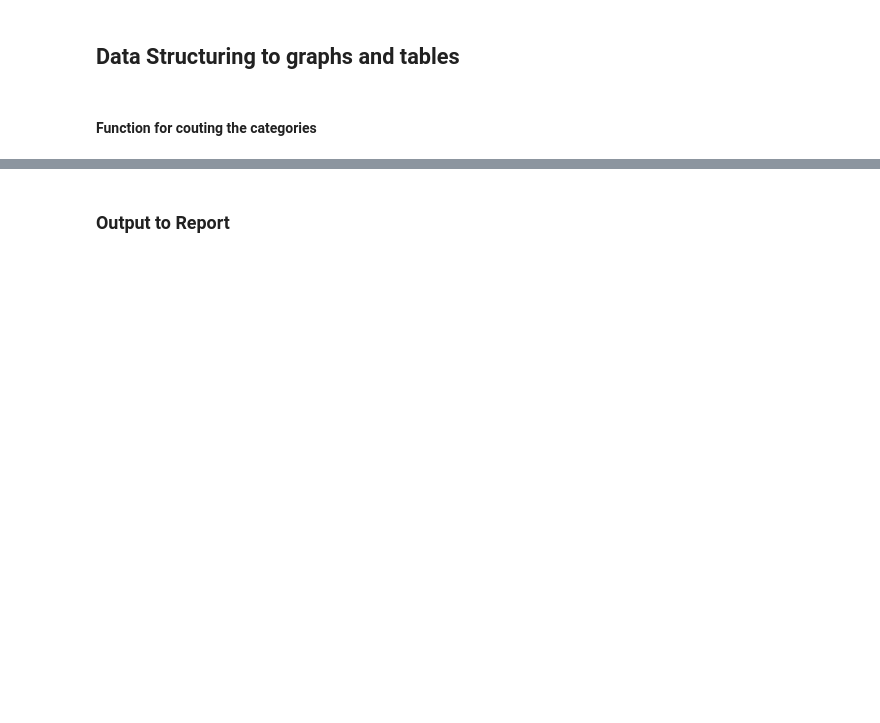
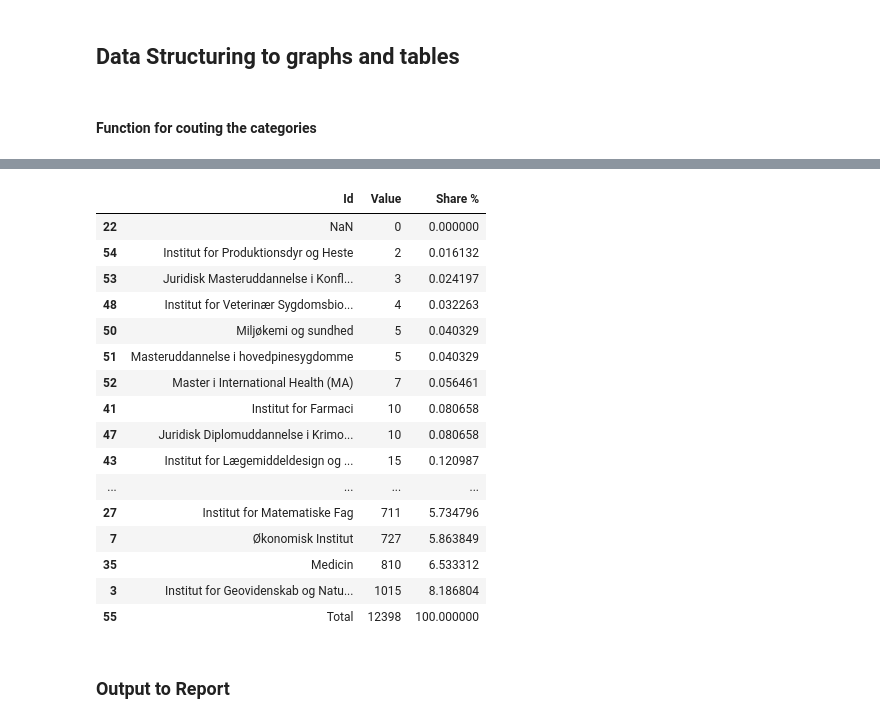
Before and after one commit to tnv875/Group18-NoTeeth, a Jupyter notebook: Exam project/Mag/Mag figurer og tabeller.ipynb, the cells around one changed output, grey strips where cells are left out. Cells and saved outputs as stored; diff of their text form; code cells hidden in the pictures; blank space fills up the shorter version.

```diff
--- a/Exam project/Mag/Mag figurer og tabeller.ipynb
+++ b/Exam project/Mag/Mag figurer og tabeller.ipynb
@@ -437,3 +430,23 @@ w_mean_g(['Bachelor_only','Master_only'], df['toa_edit'].unique()).set_index('')
+# %%
+tlen('Institut')
+# %% [output]
+|  | Id | Value | Share % |
+| 22 | NaN | 0 | 0.000000 |
+| 54 | Institut for Produktionsdyr og Heste | 2 | 0.016132 |
+| 53 | Juridisk Masteruddannelse i Konfl... | 3 | 0.024197 |
+| 48 | Institut for Veterinær Sygdomsbio... | 4 | 0.032263 |
+| 50 | Miljøkemi og sundhed | 5 | 0.040329 |
+| 51 | Masteruddannelse i hovedpinesygdomme | 5 | 0.040329 |
+| 52 | Master i International Health (MA) | 7 | 0.056461 |
+| 41 | Institut for Farmaci | 10 | 0.080658 |
+| 47 | Juridisk Diplomuddannelse i Krimo... | 10 | 0.080658 |
+| 43 | Institut for Lægemiddeldesign og ... | 15 | 0.120987 |
+| ... | ... | ... | ... |
+| 27 | Institut for Matematiske Fag | 711 | 5.734796 |
+| 7 | Økonomisk Institut | 727 | 5.863849 |
+| 35 | Medicin | 810 | 6.533312 |
+| 3 | Institut for Geovidenskab og Natu... | 1015 | 8.186804 |
+| 55 | Total | 12398 | 100.000000 |
 # %% [markdown]
 ### Output to Report
 # %%
```
Also changed, not shown: parts of 6 cells of this notebook, 4 other files.
